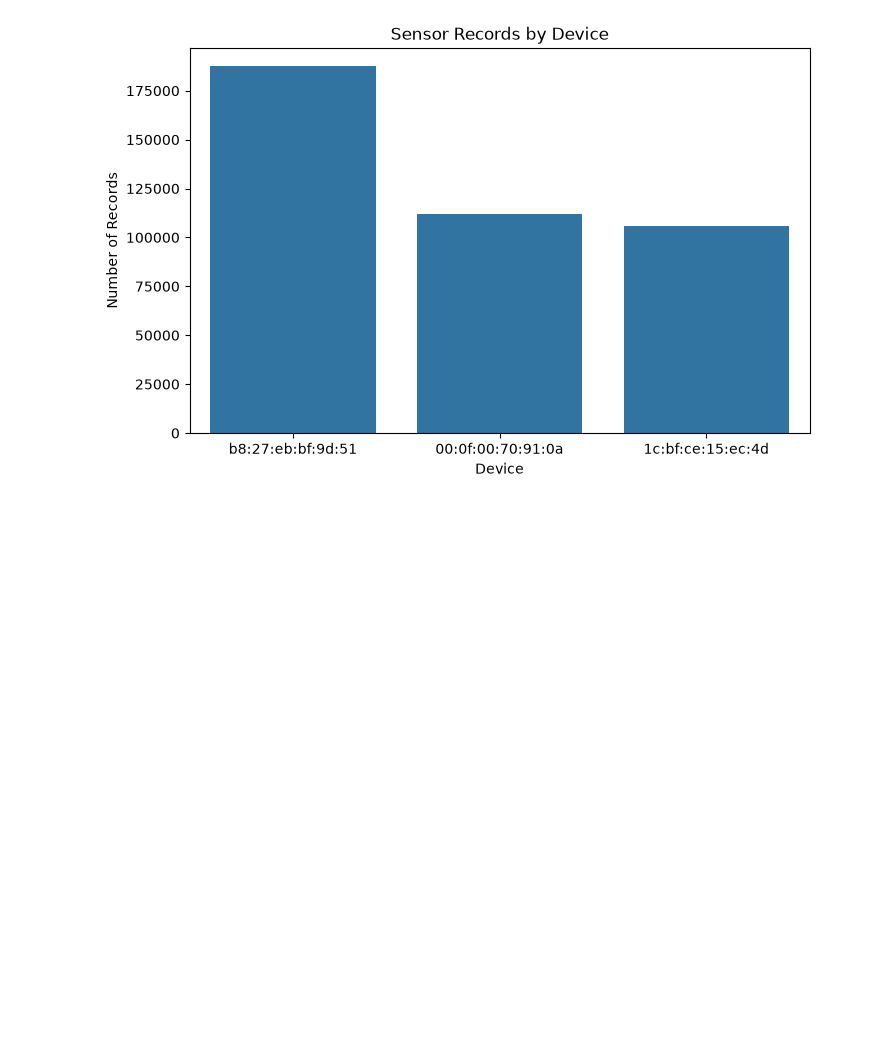
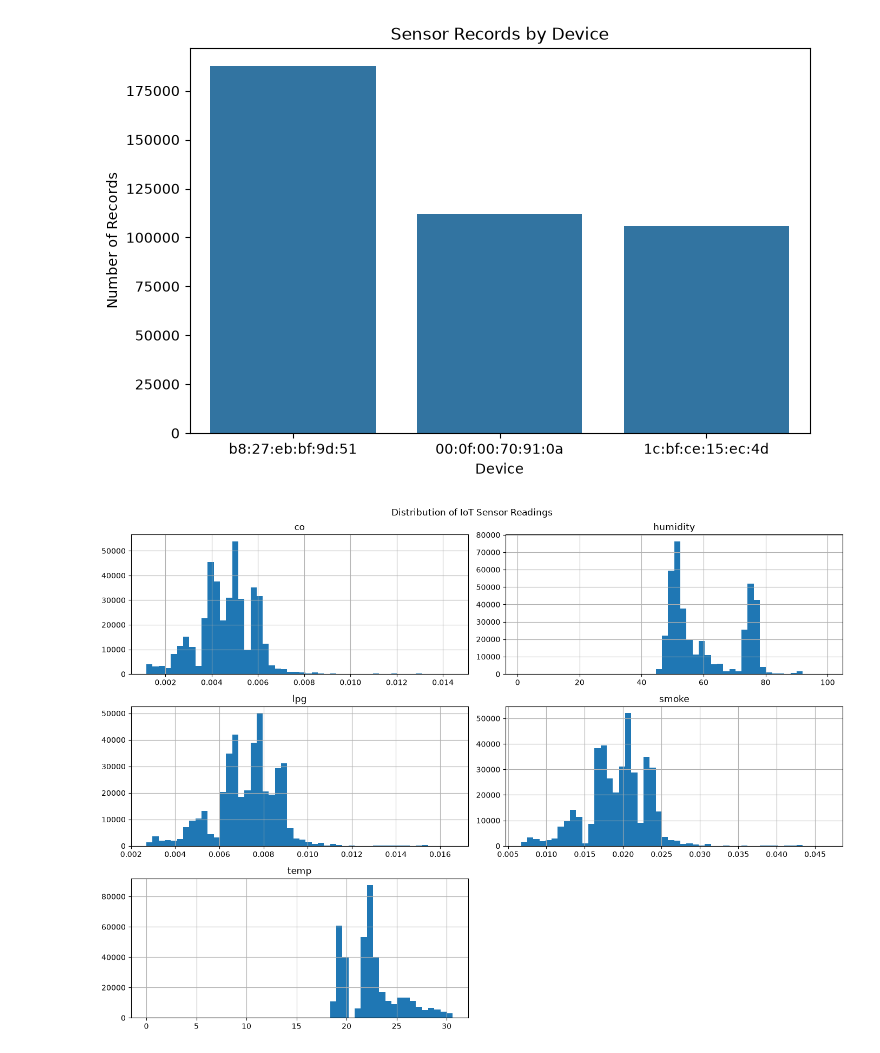
Before and after one commit to rahul-gitt/IoT-Sensor-Data-Validator, a Jupyter notebook: main.ipynb, the cells around one changed output. Saved outputs shown, nothing was run; the diff lists cells and outputs as text; code cells hidden in the pictures; blank space fills up the shorter version.

```diff
--- a/main.ipynb
+++ b/main.ipynb
@@ -98,3 +98,16 @@ plt.ylabel("Number of Records")
 plt.show()
 # %% [output]
 [figure]
+# %%
+sensor_cols = ["co", "humidity", "lpg", "smoke", "temp"]
+
+df[sensor_cols].hist(
+    figsize=(14, 10),
+    bins=50
+)
+
+plt.suptitle("Distribution of IoT Sensor Readings")
+plt.tight_layout()
+plt.show()
+# %% [output]
+[figure, added]
```
